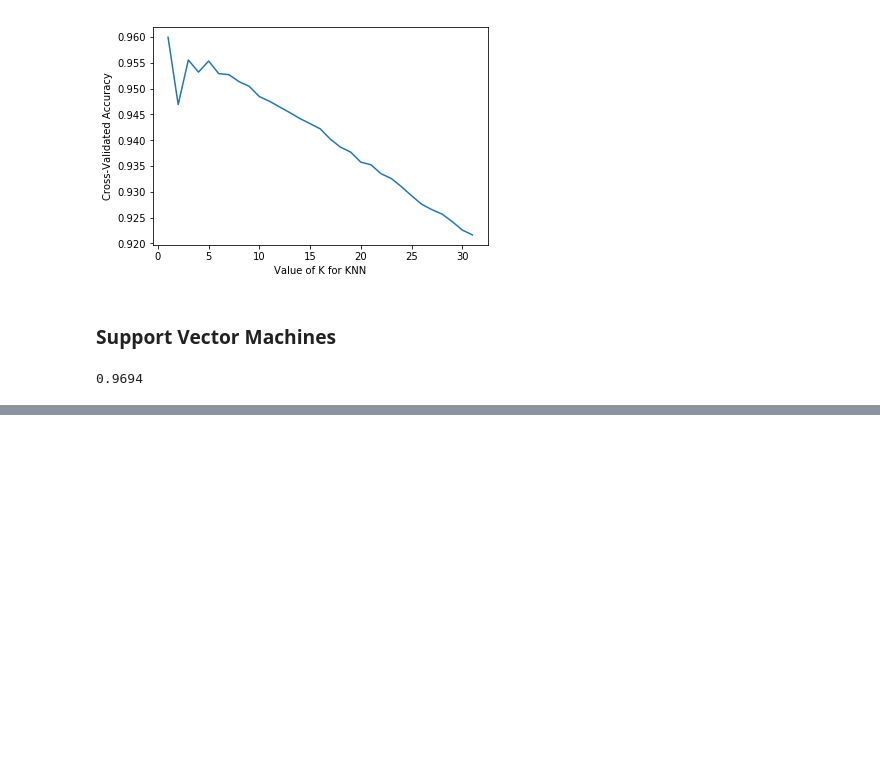
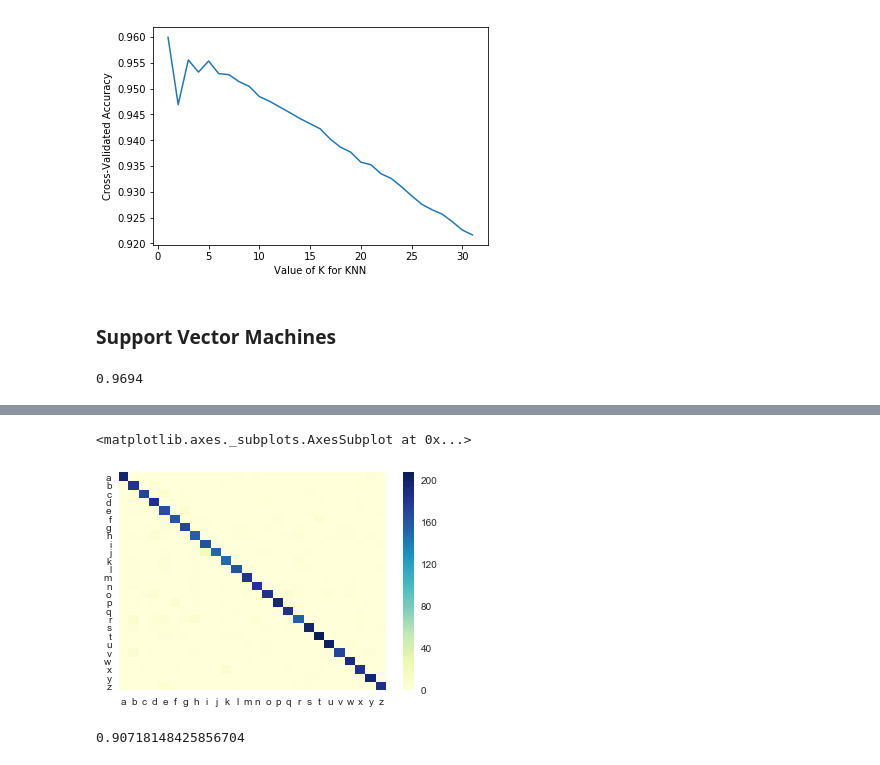
Before and after one commit to Jugaadu/mltask, a Jupyter notebook: Mltask.ipynb, the cells around one changed output, grey strips where cells are left out. Drawn from its saved outputs; the diff is of its cells as text; code cells hidden in the pictures; blank space fills up the shorter version.

```diff
--- a/Mltask.ipynb
+++ b/Mltask.ipynb
@@ -559,0 +597,9 @@ GridSearchCV(cv=10, error_score='raise',
+# %%
+mlp = MLPClassifier()
+mlp.fit(X_train,y_train)
+# make class prediction for the testing data set
+y_pred_class = mlp.predict(X_test)
+
+#calculate accuracy
+from sklearn import metrics
+print(metrics.accuracy_score(y_test, y_pred_class))
@@ -559,0 +628,17 @@ GridSearchCV(cv=10, error_score='raise',
+# %%
+conf_matrix = pd.DataFrame(metrics.confusion_matrix(y_test,y_pred_class), columns=["a","b","c","d","e","f","g","h","i"
+                                                                                   ,"j","k","l","m","n", "o", "p" ,"q",
+                                                                                   "r", "s", "t","u","v","w", "x", "y",
+                                                                                   "z"],
+                          index = ["a","b","c","d","e","f","g","h","i","j","k","l","m","n", "o", "p" ,"q", "r", "s",
+                                   "t","u","v","w", "x", "y", "z"])
+# %%
+# plot using a color palette
+sns.heatmap(conf_matrix, cmap="YlGnBu")
+# %% [output]
+<matplotlib.axes._subplots.AxesSubplot at 0x...>
+[figure, added]
+# %%
+cross_val_score(mlp, X,y,cv = 10, scoring = "accuracy").mean()
+# %% [output]
+0.90718148425856704
```
Also changed, not shown: parts of 48 cells of this notebook.
